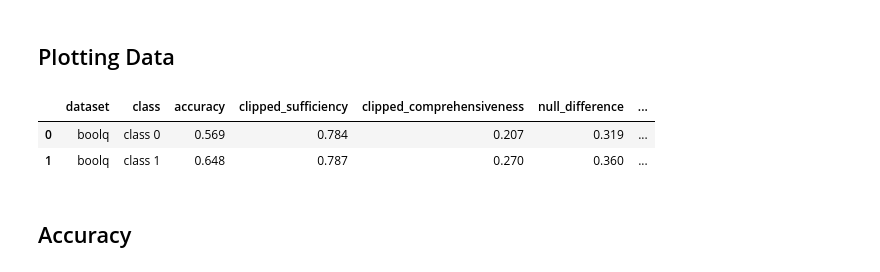
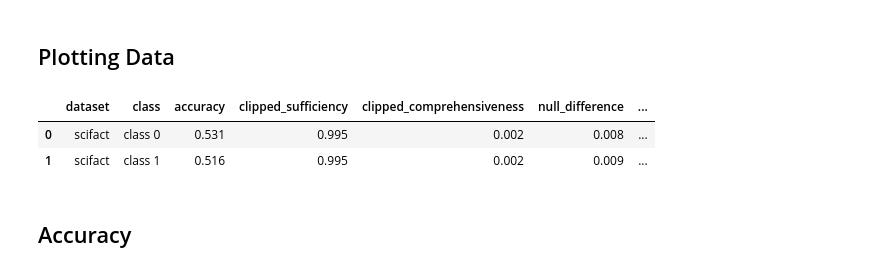
Before and after one commit to shaggyday/evaluating-human-rationales, a Jupyter notebook: plotting/dataset_and_fidelity_analysis_plots.ipynb, the cells around one changed output. Drawn from its saved outputs; the diff is of its cells as text; code cells hidden in the pictures.

```diff
--- a/plotting/dataset_and_fidelity_analysis_plots.ipynb
+++ b/plotting/dataset_and_fidelity_analysis_plots.ipynb
@@ -221,11 +221,11 @@ plt.show()
 # %% [markdown]
 ## Plotting data
 # %%
-model_names = ["logistic_regression", "random_forest", "lstm", "roberta"]
+# model_names = ["logistic_regression", "random_forest", "lstm", "roberta"]
 # model_names = ["lstm","roberta"]
-# model_names = ["roberta"]
+model_names = ["roberta"]
 datasets = ["movies", "scifact"]
-datasets = ["multirc"]
+# datasets = ["multirc"]
 plot_data = {"dataset": [], "model": [], "accuracy": [], "clipped_sufficiency": [],
             "clipped_comprehensiveness": [], "eraser_sufficiency": [], "eraser_comprehensiveness": [],
             "normalized_comprehensiveness": [], "normalized_sufficiency": []}
@@ -378,14 +376,14 @@ plt.show()
 ## Plotting Data
 # %%
 # datasets = ["wikiattack", "sst", "movies", "multirc", "fever", "esnli"]
-datasets = ["movies","scifact"]
-datasets = ["multirc"]
-datasets = ["boolq"]
+datasets = ["scifact"]
+# datasets = ["multirc"]
+# datasets = ["boolq"]
 plot_data = {"dataset": [], "class": [], "accuracy": [], "clipped_sufficiency": [],
             "clipped_comprehensiveness": [], "null_difference": [],
             "normalized_sufficiency": [], "normalized_comprehensiveness": []}
-# model_name = "roberta"
-model_name = "lstm"
+model_name = "roberta"
+# model_name = "lstm"
 output_dir = f"../{OUTPUT_DIR}/{model_name}"
 for dataset in datasets:
     feature_dir = os.path.join(output_dir, dataset)
@@ -406,35 +404,35 @@ for dataset in datasets:
                                              normalization=False)
 
         clipped_comprehensiveness = fidelity_calculator.compute(prob_y_hat=prob_y_hat,
                                                     prob_y_hat_alpha=prob_y_hat_alpha_comp,
                                                     fidelity_type="comprehensiveness",
                                                     normalization=False)
 
         normalized_sufficiency = fidelity_calculator.compute(prob_y_hat=prob_y_hat,
                                      prob_y_hat_alpha=prob_y_hat_alpha,
                                      null_difference=null_difference,
                                      normalization=True)
 
         normalized_comprehensiveness = fidelity_calculator.compute(prob_y_hat=prob_y_hat,
                                                     prob_y_hat_alpha=prob_y_hat_alpha_comp,
                                                     fidelity_type="comprehensiveness",
                                                     null_difference=null_difference,
                                                     normalization=True)
 
         plot_data["dataset"].append(dataset)
         plot_data["accuracy"].append(mt.accuracy_score(y, y_hat))
         plot_data["clipped_sufficiency"].append(clipped_sufficiency)
         plot_data["class"].append("class "+str(class_id))
         plot_data["clipped_comprehensiveness"].append(clipped_comprehensiveness)
         plot_data["null_difference"].append(np.mean(null_difference))
         plot_data["normalized_sufficiency"].append(normalized_sufficiency)
         plot_data["normalized_comprehensiveness"].append(normalized_comprehensiveness)
 plot_data_df = pd.DataFrame(plot_data)
 plot_data_df
 # %% [output]
 |  | dataset | class | accuracy | clipped_sufficiency | clipped_comprehensiveness | null_difference | ... |
-| 0 | boolq | class 0 | 0.569 | 0.784 | 0.207 | 0.319 | ... |
-| 1 | boolq | class 1 | 0.648 | 0.787 | 0.270 | 0.360 | ... |
+| 0 | scifact | class 0 | 0.531 | 0.995 | 0.002 | 0.008 | ... |
+| 1 | scifact | class 1 | 0.516 | 0.995 | 0.002 | 0.009 | ... |
 # %% [markdown]
 ## Accuracy
 # %%
```
Also changed, not shown: parts of 1 cell of this notebook, 2 other files.
